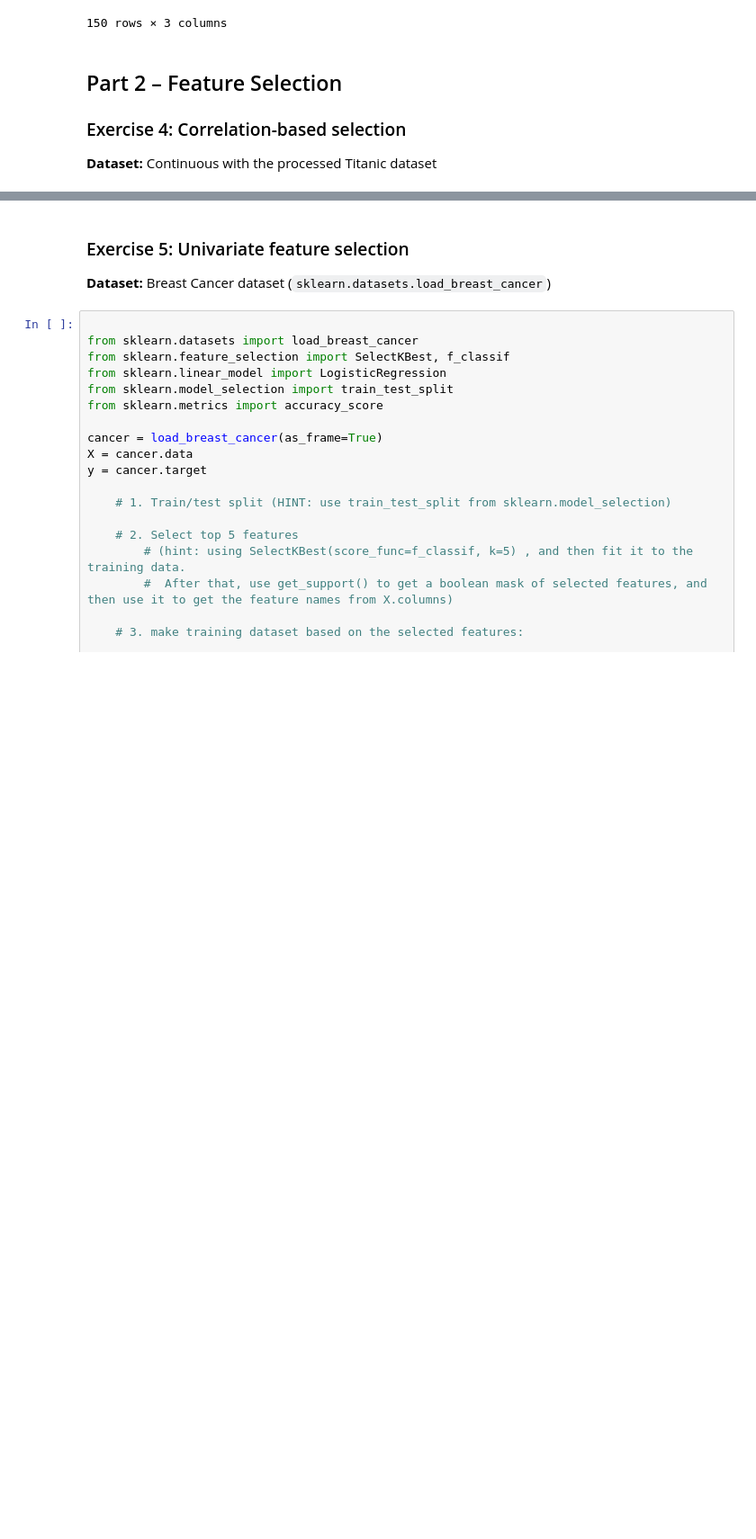
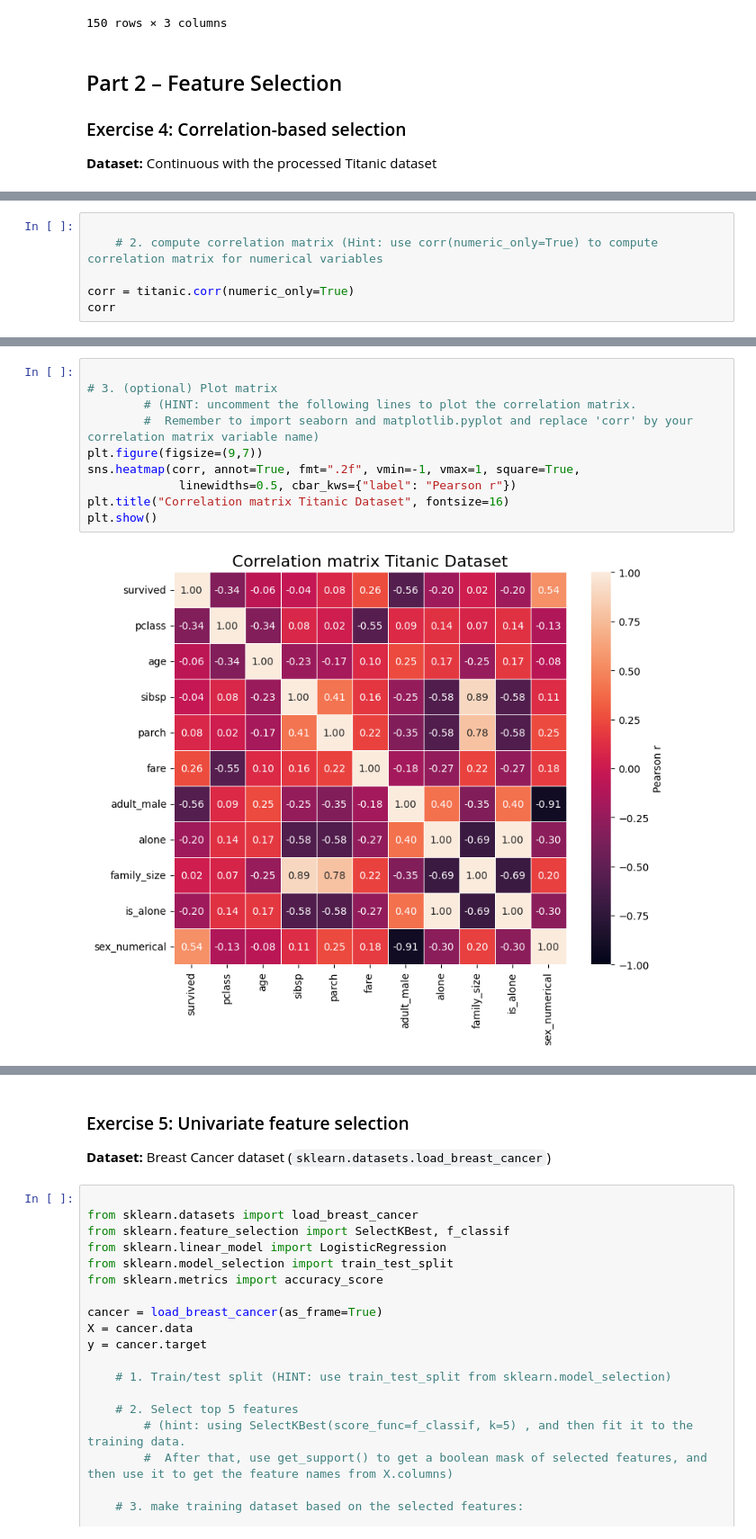
Before and after one commit to Arxcis/VE3451-KI-og-maskinl-ring, a Jupyter notebook: Assign1_feature_engineering_selection_exercises_updated.ipynb, the cells around one changed output, grey strips where cells are left out. Shown: that part at 90% size. Cells and saved outputs as stored; diff of their text form; blank space fills up the shorter version.

```diff
--- a/Assign1_feature_engineering_selection_exercises_updated.ipynb
+++ b/Assign1_feature_engineering_selection_exercises_updated.ipynb
@@ -323,0 +310,6 @@ drop_fea = []   # features to drop
+# %%
+
+    # 2. compute correlation matrix (Hint: use corr(numeric_only=True) to compute correlation matrix for numerical variables
+
+corr = titanic.corr(numeric_only=True)
+corr
@@ -323,0 +329,12 @@ drop_fea = []   # features to drop
+# %%
+
+# 3. (optional) Plot matrix
+        # (HINT: uncomment the following lines to plot the correlation matrix.
+        #  Remember to import seaborn and matplotlib.pyplot and replace 'corr' by your correlation matrix variable name)
+plt.figure(figsize=(9,7))
+sns.heatmap(corr, annot=True, fmt=".2f", vmin=-1, vmax=1, square=True,
+             linewidths=0.5, cbar_kws={"label": "Pearson r"})
+plt.title("Correlation matrix Titanic Dataset", fontsize=16)
+plt.show()
+# %% [output]
+[figure, added]
```
Also changed, not shown: parts of 4 cells of this notebook.
